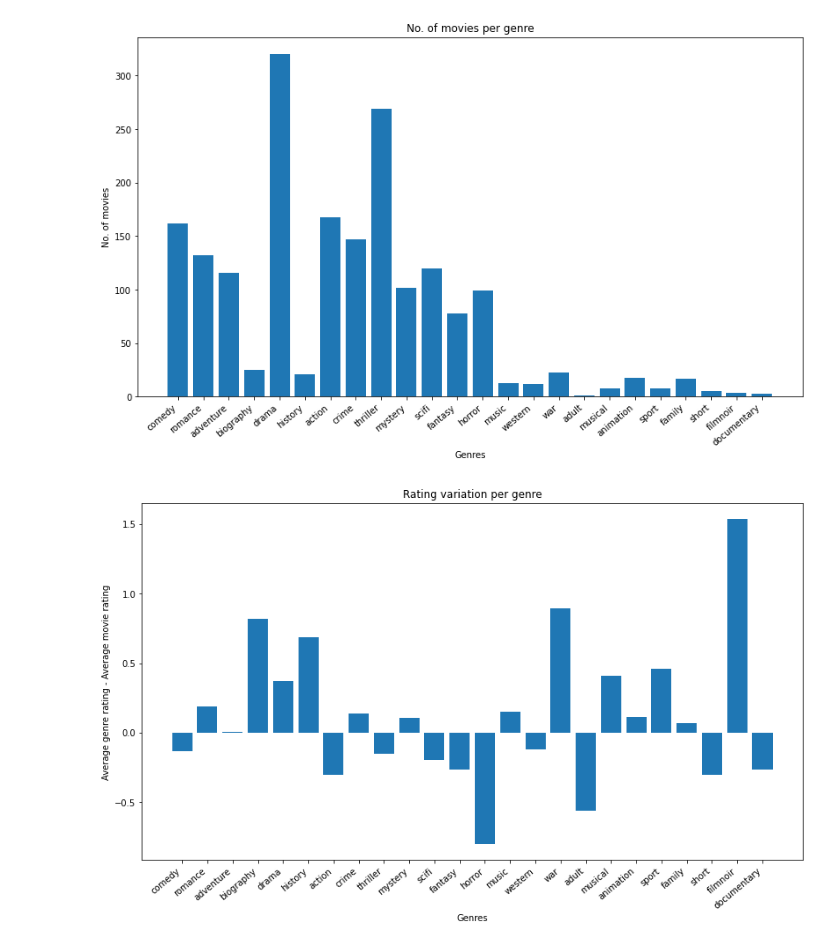
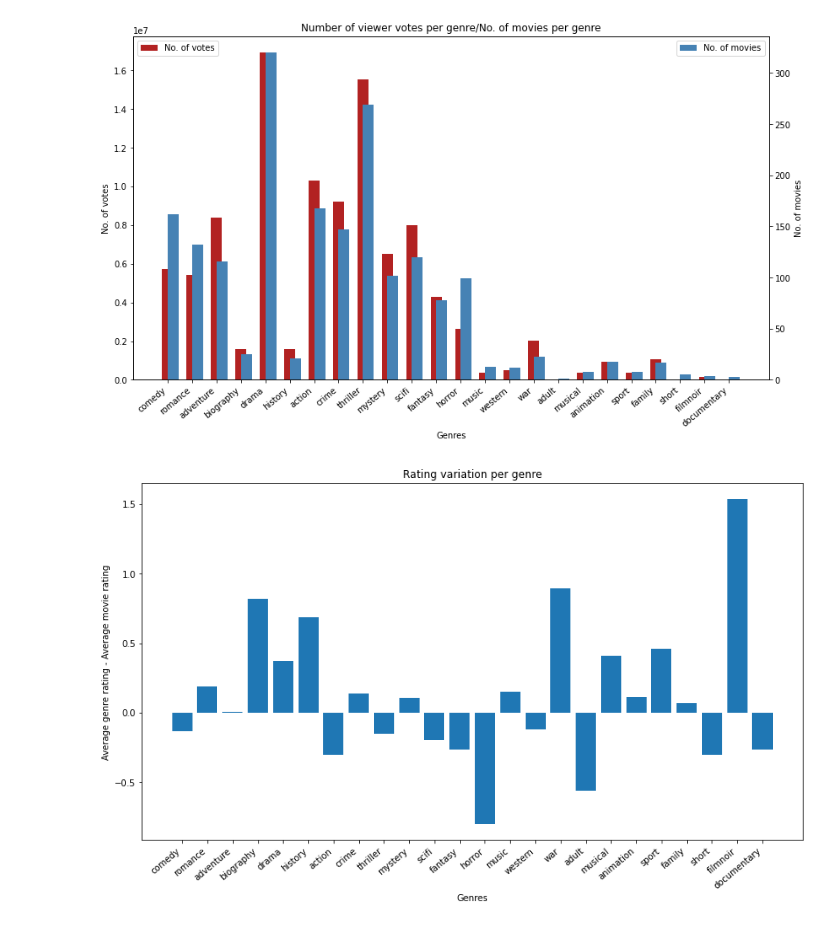
Before and after one commit to Vishalkks/genre-classification, a Jupyter notebook: assignment2.ipynb, the cells around one changed output. Cells and saved outputs as stored; diff of their text form; code cells hidden in the pictures.

```diff
--- a/assignment2.ipynb
+++ b/assignment2.ipynb
@@ -24,28 +24,37 @@ def parse_line(line):
 metadataMovies = defaultdict(dict)
 moviesPerGenre = defaultdict(list)
 ratingsPerGenre = defaultdict(list)
-all_ratings = []
+watchersPerGenre = defaultdict(int)
 lines = io.open('cornell/movie_titles_metadata.txt',mode='r', encoding='latin-1').readlines()
 for line in lines:
     metadata = parse_line(line)
     metadataMovies[metadata['movie_id']] = metadata
-    all_ratings.append(metadata['rating'])
     for genre in metadata['genres']:
         moviesPerGenre[genre].append(metadata['movie_id'])
         ratingsPerGenre[genre].append(metadata['rating'])
+        watchersPerGenre[genre] += metadata['num_votes']
 # %%
 # Distribution of movie genres
 genres = [genre for genre in moviesPerGenre]
 movies_per_genre = [len(moviesPerGenre[g]) for g in moviesPerGenre]
 
-fig, ax = plt.subplots()
-ax.set_title('No. of movies per genre')
-ax.bar(genres, movies_per_genre)
-ax.set_xlabel('Genres')
-ax.set_ylabel('No. of movies')
-plt.setp(ax.get_xticklabels(), rotation=40, horizontalalignment='right')
+fig, ax1 = plt.subplots()
+ax1.set_title('Number of viewer votes per genre/No. of movies per genre')
+ax1.set_xlabel('Genres')
+ax1.bar(genres, watchersPerGenre.values(), color='firebrick',
+        width=0.45, align='center', label='No. of votes')
+ax1.set_ylabel('No. of votes')
+plt.legend(loc='upper left')
+
+ax2 = ax1.twinx()
+ax2.bar(genres, movies_per_genre, color='steelblue',
+        width=0.45, align='edge', label='No. of movies')
+ax2.set_ylabel('No. of movies')
+plt.legend(loc='upper right')
+
+plt.setp(ax1.get_xticklabels(), rotation=40, horizontalalignment='right')
 fig.set_size_inches(13.5, 7.5)
 plt.show()
 # %% [output]
-[figure, old version]
+[figure, new version]
 # %%
```
Also changed, not shown: parts of 3 cells of this notebook.
